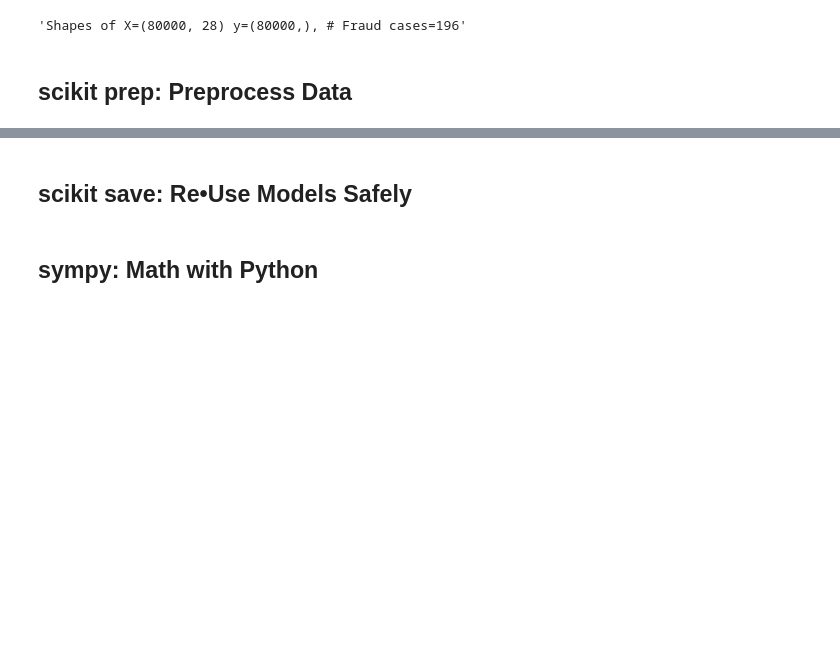
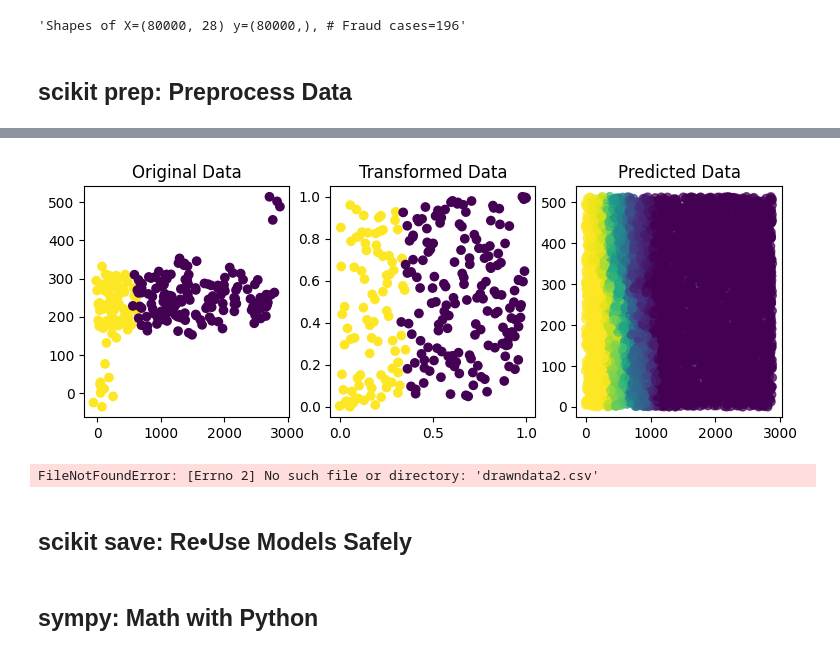
Before and after one commit to Friend09/practise_prod_python_tools, a Jupyter notebook: notebooks/practise_Data_Science_and_Machine_Learning.ipynb, the cells around one changed output, grey strips where cells are left out. Cells and saved outputs as stored; diff of their text form; code cells hidden in the pictures; blank space fills up the shorter version.

```diff
--- a/notebooks/practise_Data_Science_and_Machine_Learning.ipynb
+++ b/notebooks/practise_Data_Science_and_Machine_Learning.ipynb
@@ -186,3 +261,14 @@ f"Shapes of X={X.shape} y={y.shape}, # Fraud cases={y.sum()}"
+# %%
+plot_output(scaler=QuantileTransformer(n_quantiles=100))
+# %% [output]
+[figure, added]
+# %%
+df = pd.read_csv("drawndata2.csv")
+X = df[["x", "y"]].values
+y = df["z"] == "a"
+plt.scatter(X[:, 0], X[:, 1], c=y)
+# %% [output]
+FileNotFoundError: [Errno 2] No such file or directory: 'drawndata2.csv'
 # %% [markdown]
 ## scikit save: Re•Use Models Safely
 # %% [markdown]
```
Also changed, not shown: parts of 13 cells of this notebook.
